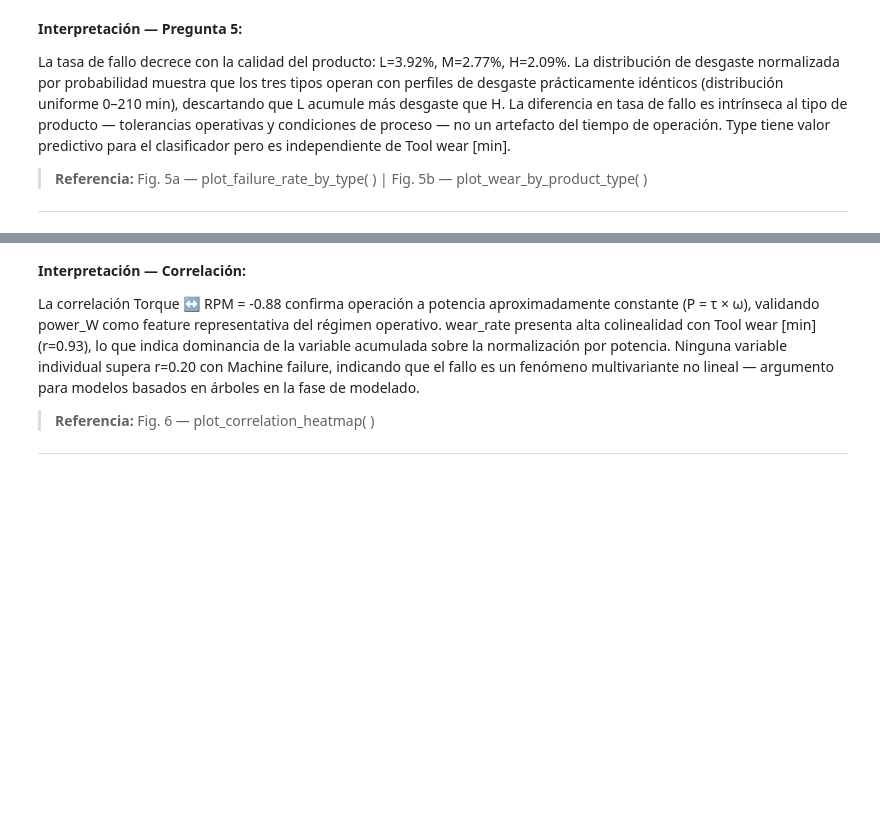
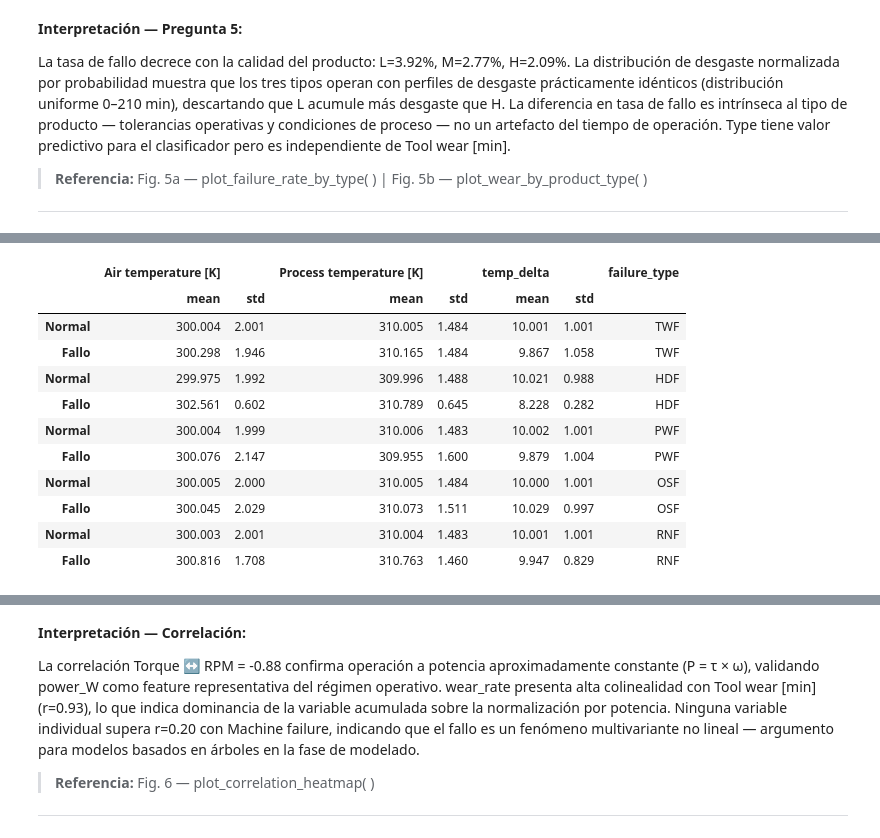
Before and after one commit to felipebojorquem/predictive-maintenance-eda, a Jupyter notebook: notebooks/eda.ipynb, the cells around one changed output, grey strips where cells are left out. Drawn from its saved outputs; the diff is of its cells as text; code cells hidden in the pictures; blank space fills up the shorter version.

Commit message:
feat: añadir sección de análisis cruzado con 4 tablas resumen

```diff
--- a/notebooks/eda.ipynb
+++ b/notebooks/eda.ipynb
@@ -310,0 +371,25 @@ La tasa de fallo decrece con la calidad del producto: L=3.92%, M=2.77%, H=2.09%.
+# %%
+# Tabla 3: tasa de fallo en el espacio torque × velocidad (bins)
+df["rpm_bucket"] = pd.cut(
+    df["Rotational speed [rpm]"],
+    bins=[1100, 1400, 1700, 2000, 2400, 3000],
+    labels=["1100–1400", "1401–1700", "1701–2000", "2001–2400", "2401–3000"],
+)
+df["torque_bucket"] = pd.cut(
+    df["Torque [Nm]"],
+    bins=[0, 20, 40, 60, 80],
+    labels=["0–20", "21–40", "41–60", "61–80"],
+)
+
+pivot_torque_rpm = (
+    df.groupby(["rpm_bucket", "torque_bucket"], observed=True)["Machine failure"]
+    .agg(["sum", "count"])
+    .assign(failure_rate=lambda x: (x["sum"] / x["count"] * 100).round(2))
+    .rename(columns={"sum": "fallos", "count": "total"})
+    .reset_index()
+    .pivot(index="torque_bucket", columns="rpm_bucket", values="failure_rate")
+    .fillna(0)
+)
+
+logger.info("Tabla 3: torque × velocidad × tasa de fallo")
+pivot_torque_rpm
@@ -310,0 +409,14 @@ La tasa de fallo decrece con la calidad del producto: L=3.92%, M=2.77%, H=2.09%.
+# %%
+# Tabla 4: estadísticas de temperatura por tipo de fallo
+temp_by_failure = pd.concat([
+    df.groupby(ft)[["Air temperature [K]", "Process temperature [K]", "temp_delta"]]
+    .agg(["mean", "std"])
+    .round(3)
+    .rename(index={0: "Normal", 1: "Fallo"})
+    .assign(failure_type=ft)
+    for ft in FAILURE_TYPES
+])
+
+logger.info("Tabla 4: temperatura × tipo de fallo")
+temp_by_failure
+# %% [output]
@@ -310,0 +424,12 @@ La tasa de fallo decrece con la calidad del producto: L=3.92%, M=2.77%, H=2.09%.
+|  | Air temperature [K] |  | Process temperature [K] |  | temp_delta |  | failure_type |
+|  | mean | std | mean | std | mean | std |  |
+| Normal | 300.004 | 2.001 | 310.005 | 1.484 | 10.001 | 1.001 | TWF |
+| Fallo | 300.298 | 1.946 | 310.165 | 1.484 | 9.867 | 1.058 | TWF |
+| Normal | 299.975 | 1.992 | 309.996 | 1.488 | 10.021 | 0.988 | HDF |
+| Fallo | 302.561 | 0.602 | 310.789 | 0.645 | 8.228 | 0.282 | HDF |
+| Normal | 300.004 | 1.999 | 310.006 | 1.483 | 10.002 | 1.001 | PWF |
+| Fallo | 300.076 | 2.147 | 309.955 | 1.600 | 9.879 | 1.004 | PWF |
+| Normal | 300.005 | 2.000 | 310.005 | 1.484 | 10.000 | 1.001 | OSF |
+| Fallo | 300.045 | 2.029 | 310.073 | 1.511 | 10.029 | 0.997 | OSF |
+| Normal | 300.003 | 2.001 | 310.004 | 1.483 | 10.001 | 1.001 | RNF |
+| Fallo | 300.816 | 1.708 | 310.763 | 1.460 | 9.947 | 0.829 | RNF |
```
Also changed, not shown: parts of 20 cells of this notebook, 1 other file.
